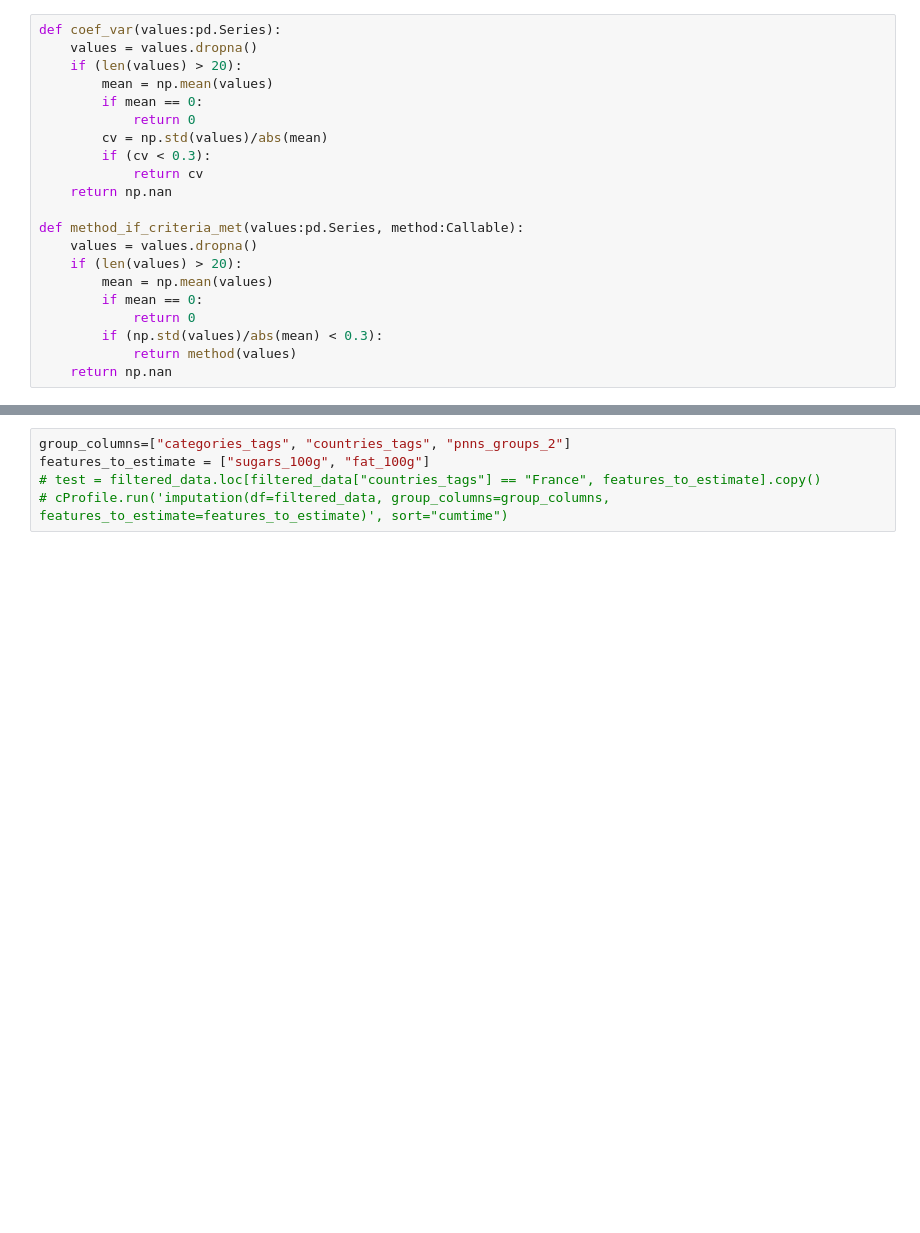
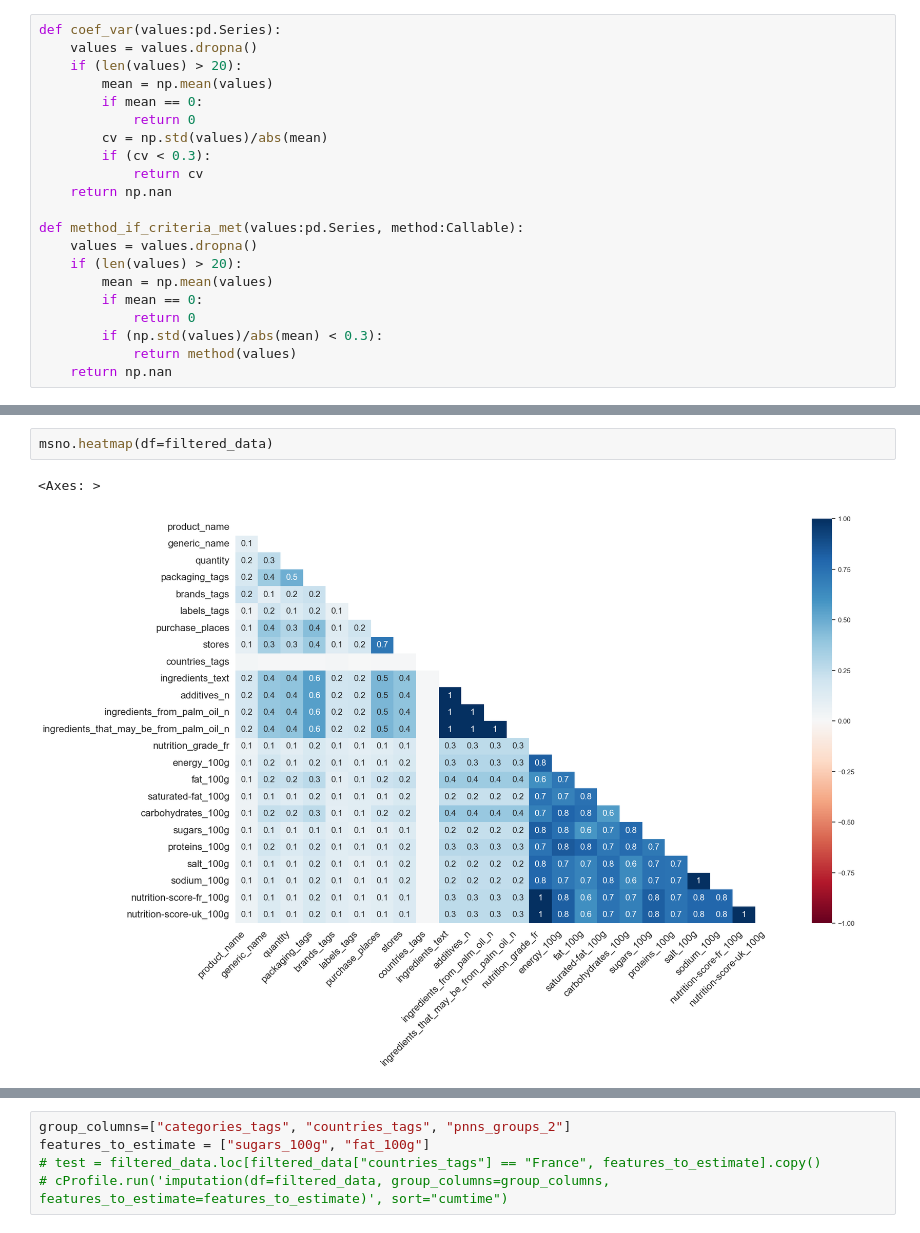
Before and after one commit to Unipto/DS_3, a Jupyter notebook: Preparez_des_donnees_pour_un_organisme_de_sante_publiques_CARRE_MAXIME/CARRE_MAXIME_1_notebook_01102024.ipynb, the cells around one changed output, grey strips where cells are left out. Cells and saved outputs as stored; diff of their text form; blank space fills up the shorter version.

```diff
--- a/Preparez_des_donnees_pour_un_organisme_de_sante_publiques_CARRE_MAXIME/CARRE_MAXIME_1_notebook_01102024.ipynb
+++ b/Preparez_des_donnees_pour_un_organisme_de_sante_publiques_CARRE_MAXIME/CARRE_MAXIME_1_notebook_01102024.ipynb
@@ -1076,0 +1082,5 @@ def method_if_criteria_met(values:pd.Series, method:Callable):
+# %%
+msno.heatmap(df=filtered_data)
+# %% [output]
+<Axes: >
+[figure, added]
```
Also changed, not shown: parts of 5 cells of this notebook.
